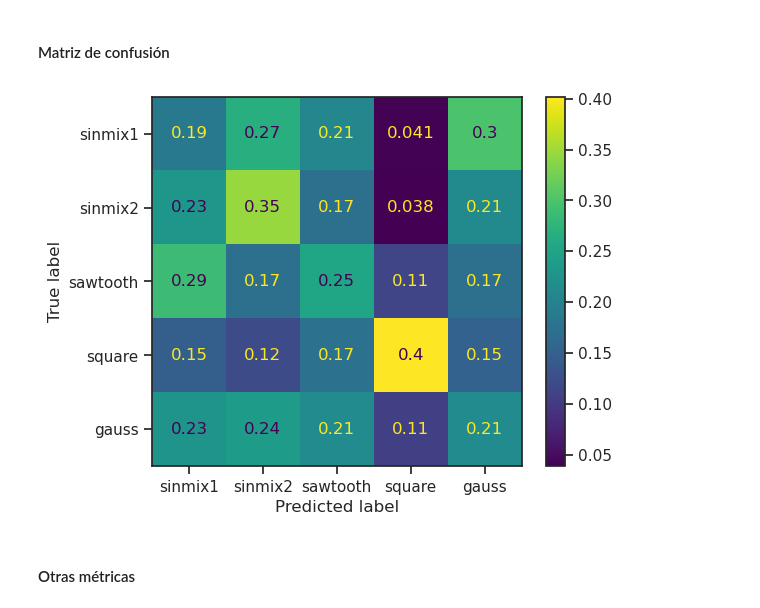
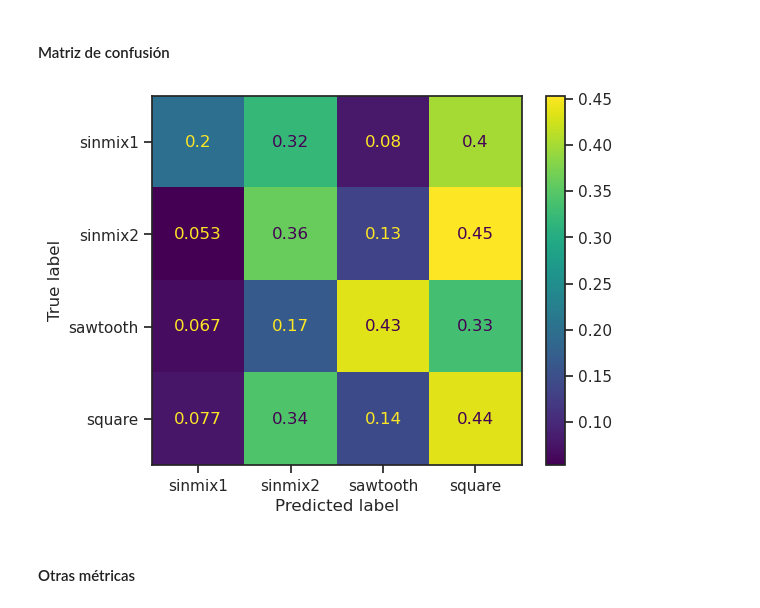
Before and after one commit to AndresGonF/projecto-el7006, a Jupyter notebook: notebooks/8.0-new-model.ipynb, the cells around one changed output. Cells and saved outputs as stored; diff of their text form; code cells hidden in the pictures.

```diff
--- a/notebooks/8.0-new-model.ipynb
+++ b/notebooks/8.0-new-model.ipynb
@@ -62,7 +62,7 @@ val_data.add_curves('gauss', N=100, seq_len=60, min_period=2, max_period=8, labe
 #### Datos reales
 # %%
 dataset = lc_dataset()
-dataset.add_dataset('macho', seq_len=200, N=4000)
+dataset.add_dataset('macho', seq_len=200, N=2000)
 # %%
 train_data, val_test_data = dataset.train_test_split(test_size=0.4)
 val_data, test_data = val_test_data.train_test_split(test_size=0.5)
@@ -208,20 +222,19 @@ trainer.test(model, test_loader)
 # %%
 cm = confusion_matrix(
                     model.test_preds,
                     model.test_targ,
                     normalize='true')
 disp = ConfusionMatrixDisplay(
                             confusion_matrix=cm,
                             display_labels=[
                                 'sinmix1',
                                 'sinmix2',
                                 'sawtooth',
-                                'square',
-                                'gauss'])
+                                'square'])
 disp.plot()
 plt.show()
 # %% [output]
-[figure, old version]
+[figure, new version]
 # %% [markdown]
 #### Otras métricas
 # %%
```
Also changed, not shown: parts of 4 cells of this notebook, 23 other files.
